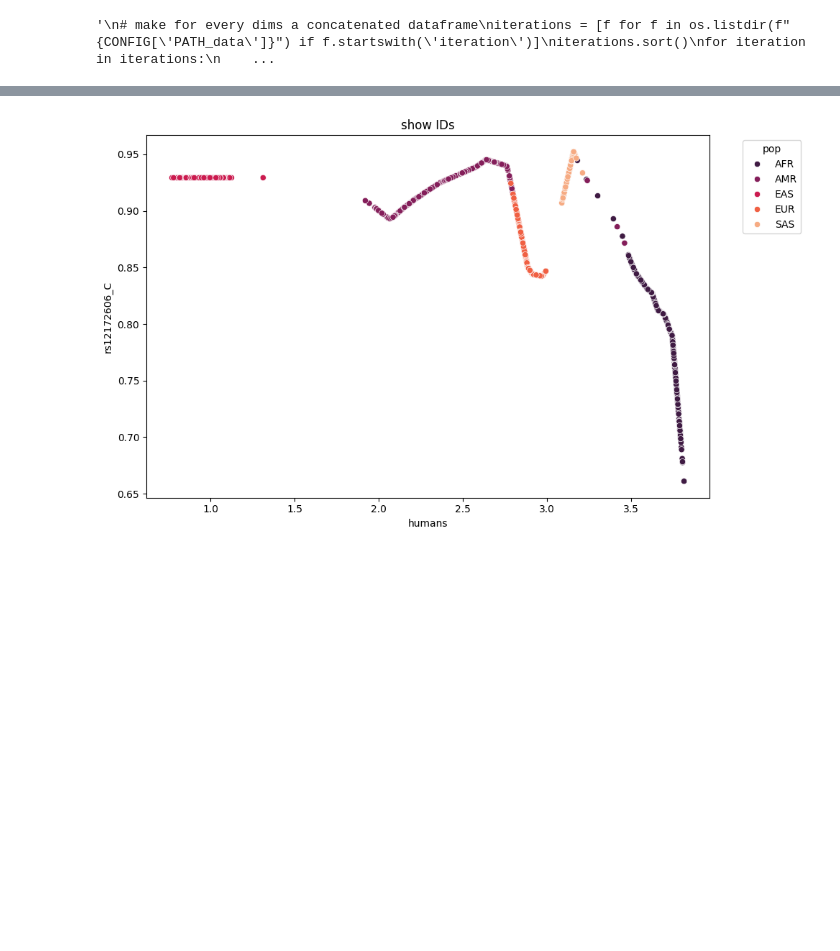
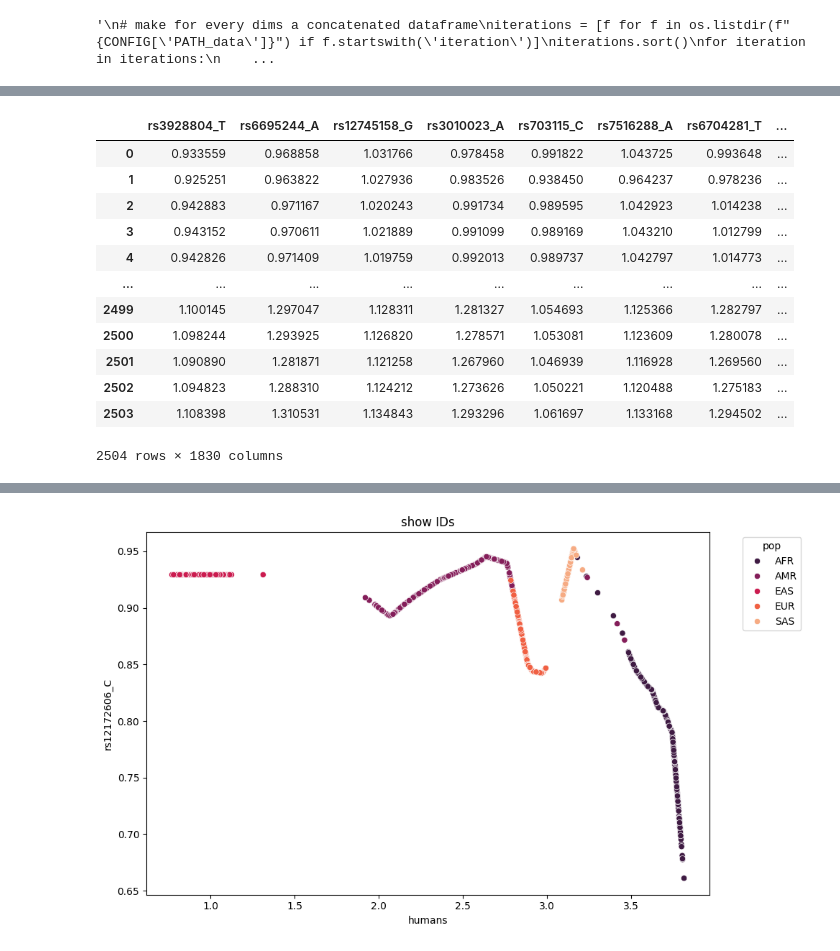
Before and after one commit to mat2m10/pca_projection, a Jupyter notebook: run_test.ipynb, the cells around one changed output, grey strips where cells are left out. Cells and saved outputs as stored; diff of their text form; code cells hidden in the pictures; blank space fills up the shorter version.

```diff
--- a/run_test.ipynb
+++ b/run_test.ipynb
@@ -316,0 +355,27 @@ Test Loss: 0.4326, Test MAE: 0.5160
+# %%
+from keras.callbacks import EarlyStopping
+
+def create_one_hot_mafs(df, central, dim, to_keep, meta):
+    # Create a minor allele frequency (MAF) mask
+    db_minor = df.copy()
+    db_minor = db_minor.applymap(lambda x: 1 if x == to_keep else 0)
+    decoder_temp, decoder_history =  decoder(dim, db_minor, 1, 100, 10)
+    chunk_decoder = create_meta_decoder_n([meta, decoder_temp])
+
+    # Ensure all layers are trainable
+    for layer in chunk_decoder.layers:
+        layer.trainable = True
+
+    # Compile the meta-decoder
+    chunk_decoder.compile(optimizer='adam', loss='mean_squared_error', metrics=['mae'])
+
+    history = chunk_decoder.fit(
+        central.to_numpy(),
+        db_minor.to_numpy(),
+        epochs=200,
+        validation_split=0.2,
+        callbacks=[EarlyStopping(monitor='val_loss', patience=10)],
+        verbose=0)
+    AFs = chunk_decoder.predict(central.to_numpy(), verbose = 0)
+    AFs = pd.DataFrame(AFs, columns=df.columns)
+    return AFs
@@ -316,0 +442,16 @@ Test Loss: 0.4326, Test MAE: 0.5160
+# %%
+min_AFs + het_AFs + maj_AFs
+# %% [output]
+|  | rs3928804_T | rs6695244_A | rs12745158_G | rs3010023_A | rs703115_C | rs7516288_A | rs6704281_T | ... |
+| 0 | 0.933559 | 0.968858 | 1.031766 | 0.978458 | 0.991822 | 1.043725 | 0.993648 | ... |
+| 1 | 0.925251 | 0.963822 | 1.027936 | 0.983526 | 0.938450 | 0.964237 | 0.978236 | ... |
+| 2 | 0.942883 | 0.971167 | 1.020243 | 0.991734 | 0.989595 | 1.042923 | 1.014238 | ... |
+| 3 | 0.943152 | 0.970611 | 1.021889 | 0.991099 | 0.989169 | 1.043210 | 1.012799 | ... |
+| 4 | 0.942826 | 0.971409 | 1.019759 | 0.992013 | 0.989737 | 1.042797 | 1.014773 | ... |
+| ... | ... | ... | ... | ... | ... | ... | ... | ... |
+| 2499 | 1.100145 | 1.297047 | 1.128311 | 1.281327 | 1.054693 | 1.125366 | 1.282797 | ... |
+| 2500 | 1.098244 | 1.293925 | 1.126820 | 1.278571 | 1.053081 | 1.123609 | 1.280078 | ... |
+| 2501 | 1.090890 | 1.281871 | 1.121258 | 1.267960 | 1.046939 | 1.116928 | 1.269560 | ... |
+| 2502 | 1.094823 | 1.288310 | 1.124212 | 1.273626 | 1.050221 | 1.120488 | 1.275183 | ... |
+| 2503 | 1.108398 | 1.310531 | 1.134843 | 1.293296 | 1.061697 | 1.133168 | 1.294502 | ... |
+2504 rows × 1830 columns
```
Also changed, not shown: parts of 30 cells of this notebook, 1 other file.
